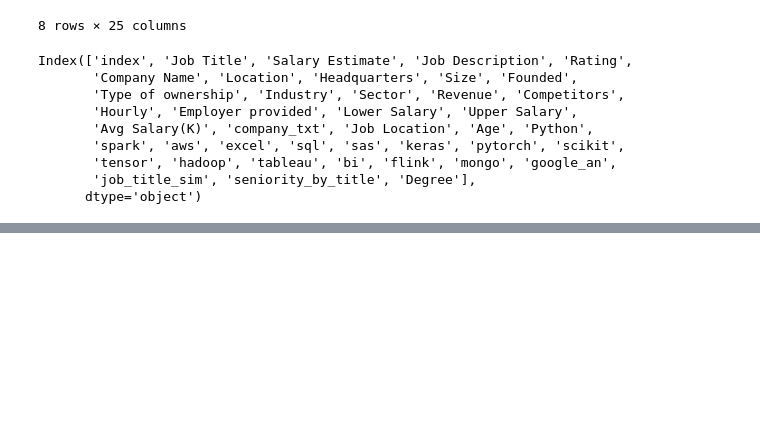
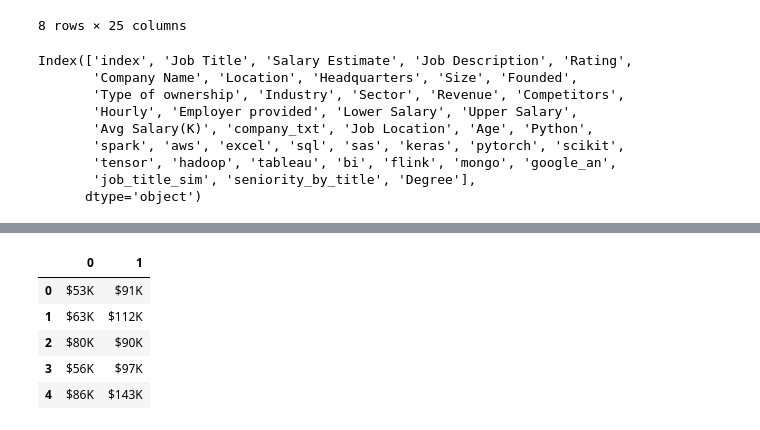
Before and after one commit to FUNMIIB/Final_Project, a Jupyter notebook: Data_Salary.ipynb, the cells around one changed output, grey strips where cells are left out. Cells and saved outputs as stored; diff of their text form; code cells hidden in the pictures; blank space fills up the shorter version.

```diff
--- a/Data_Salary.ipynb
+++ b/Data_Salary.ipynb
@@ -89,0 +163,10 @@ Index(['index', 'Job Title', 'Salary Estimate', 'Job Description', 'Rating',
+# %%
+split_salary1=split_salary[0].str.split('-',n=3,expand=True)
+split_salary1.head()
+# %% [output]
+|  | 0 | 1 |
+| 0 | $53K | $91K |
+| 1 | $63K | $112K |
+| 2 | $80K | $90K |
+| 3 | $56K | $97K |
+| 4 | $86K | $143K |
```
Also changed, not shown: parts of 6 cells of this notebook.
